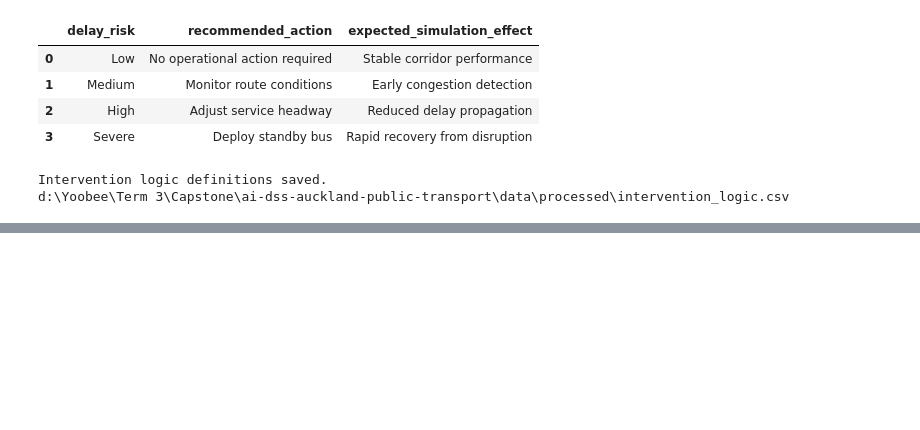
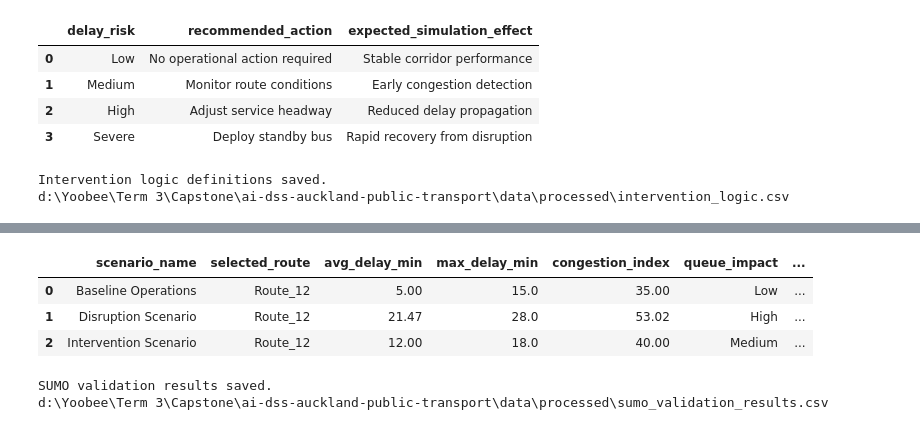
Before and after one commit to markokratos0918/ai-dss-auckland-public-transport, a Jupyter notebook: notebooks/06_sumo_scenario_preparation.ipynb, the cells around one changed output, grey strips where cells are left out. Saved outputs shown, nothing was run; the diff lists cells and outputs as text; code cells hidden in the pictures; blank space fills up the shorter version.

```diff
--- a/notebooks/06_sumo_scenario_preparation.ipynb
+++ b/notebooks/06_sumo_scenario_preparation.ipynb
@@ -404,0 +410,69 @@ d:\Yoobee\Term 3\Capstone\ai-dss-auckland-public-transport\data\processed\interv
+# %%
+# Create simulated SUMO validation comparison output
+
+sumo_validation_results = pd.DataFrame({
+    "scenario_name": [
+        "Baseline Operations",
+        "Disruption Scenario",
+        "Intervention Scenario"
+    ],
+    "selected_route": [
+        selected_route,
+        selected_route,
+        selected_route
+    ],
+    "avg_delay_min": [
+        5.00,
+        round(route_12_cases["actual_arrival_delay_min"].mean(), 2),
+        12.00
+    ],
+    "max_delay_min": [
+        15.00,
+        route_12_cases["actual_arrival_delay_min"].max(),
+        18.00
+    ],
+    "congestion_index": [
+        35.00,
+        round(route_12_cases["traffic_congestion_index"].mean(), 2),
+        40.00
+    ],
+    "queue_impact": [
+        "Low",
+        "High",
+        "Medium"
+    ],
+    "service_reliability": [
+        "Stable",
+        "Degraded",
+        "Improved"
+    ],
+    "validation_interpretation": [
+        "Normal operations remain within acceptable delay range.",
+        "High delay and congestion conditions justify operational intervention.",
+        "Intervention scenario indicates potential reduction in delay propagation."
+    ]
+})
+
+sumo_validation_results
+# %% [output]
+|  | scenario_name | selected_route | avg_delay_min | max_delay_min | congestion_index | queue_impact | ... |
+| 0 | Baseline Operations | Route_12 | 5.00 | 15.0 | 35.00 | Low | ... |
+| 1 | Disruption Scenario | Route_12 | 21.47 | 28.0 | 53.02 | High | ... |
+| 2 | Intervention Scenario | Route_12 | 12.00 | 18.0 | 40.00 | Medium | ... |
+# %%
+# Save simulated SUMO validation results
+
+validation_output_path = (
+    PROJECT_ROOT /
+    "data" /
+    "processed" /
+    "sumo_validation_results.csv"
+)
+
+sumo_validation_results.to_csv(validation_output_path, index=False)
+
+print("SUMO validation results saved.")
+print(validation_output_path)
+# %% [output]
+SUMO validation results saved.
+d:\Yoobee\Term 3\Capstone\ai-dss-auckland-public-transport\data\processed\sumo_validation_results.csv
```
Also changed, not shown: parts of 6 cells of this notebook, 2 other files.
